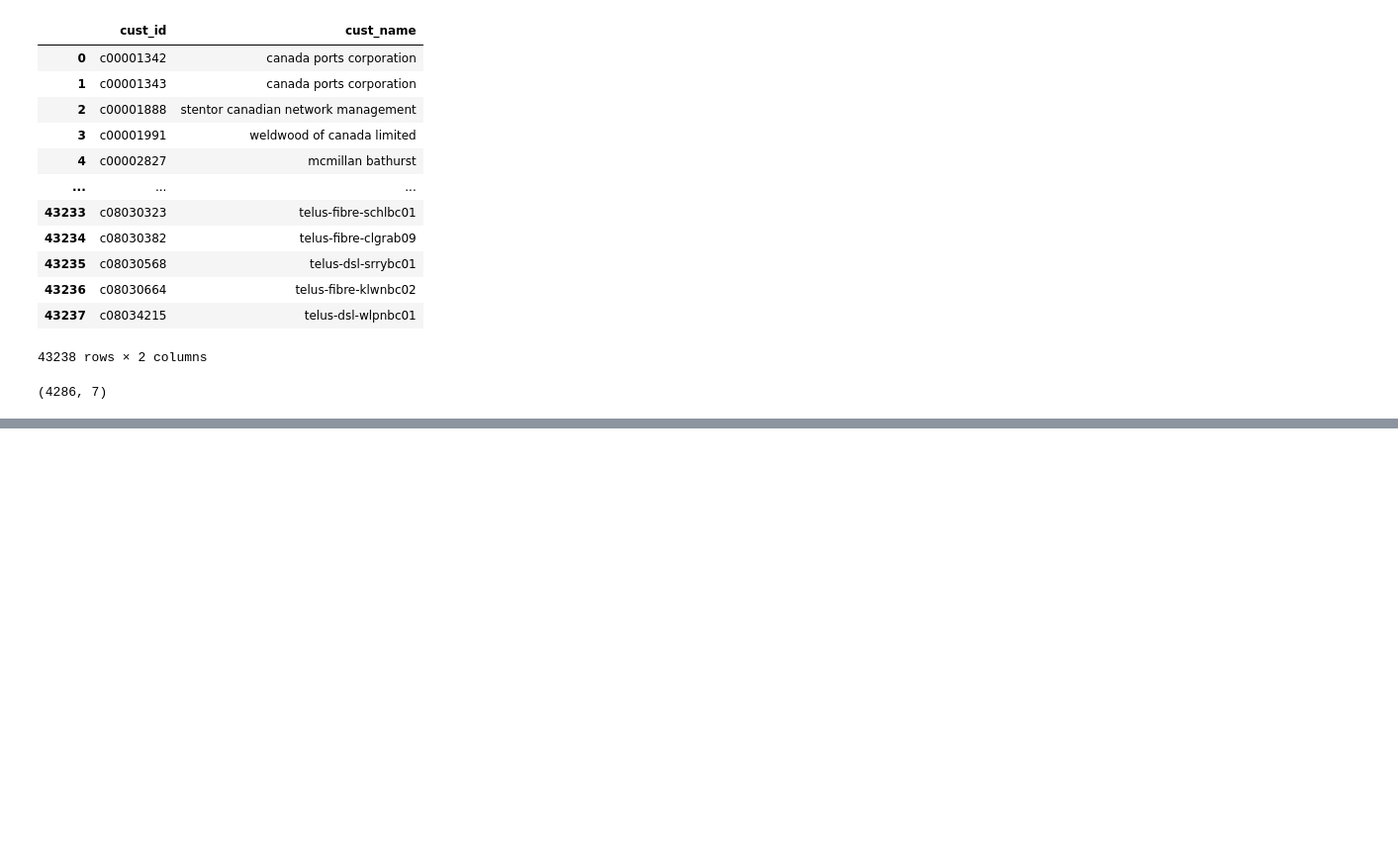
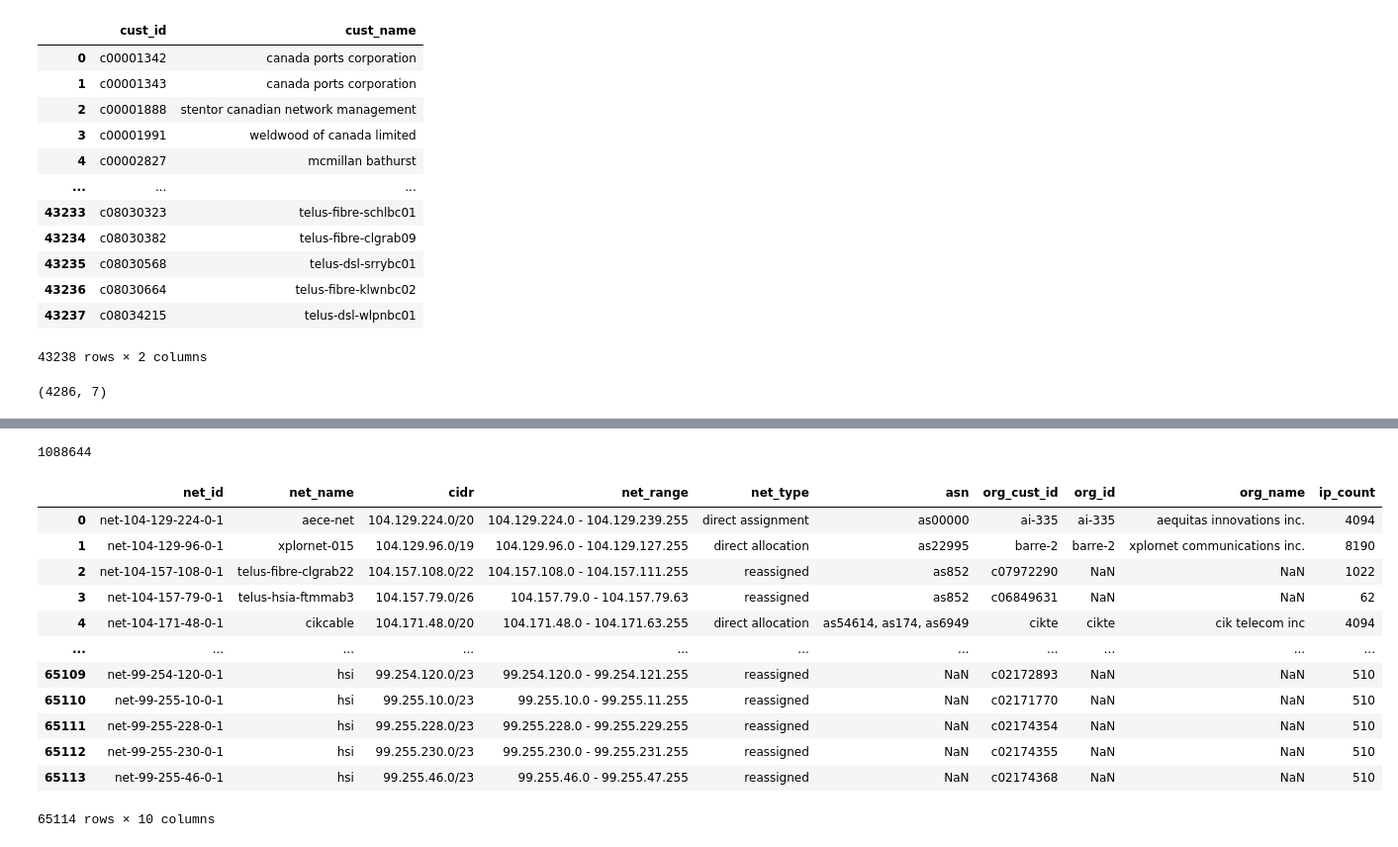
Before and after one commit to FelixQLe/Mastering-MySQL-Practice, a Jupyter notebook: Assessment.ipynb, the cells around one changed output, grey strips where cells are left out. Shown: that part at 99% size. Cells and saved outputs as stored; diff of their text form; code cells hidden in the pictures; blank space fills up the shorter version.

```diff
--- a/Assessment.ipynb
+++ b/Assessment.ipynb
@@ -156,10 +156,10 @@ df_org = pd.read_csv('./arin_data_sets/arin_org.tsv', sep='\t', encoding='latin1
 df_cust = pd.read_csv('./arin_data_sets/arin_cust.tsv', sep='\t', encoding='latin1')
 
 #drop dulicate and update new values when there is duplicate in net_id and cidr
-drop_netid_dup_df = df_net.drop_duplicates(subset=['net_id'], keep='last')
-drop_cidr_dup_df = df_net.drop_duplicates(subset=['cidr'], keep='last')
+df_net = df_net.drop_duplicates(subset=['net_id'], keep='last')
+df_net = df_net.drop_duplicates(subset=['cidr'], keep='last')
 
 #drop duplicate org_id
-drop_dup_org_df = df_org.drop_duplicates(subset=['org_id'], keep='last')
+df_org = df_org.drop_duplicates(subset=['org_id'], keep='last')
 #drop duplicate cust_id
-drop_dup_cust_df = df_cust.drop_duplicates(subset=['cust_id'], keep='last')
+df_cust = df_cust.drop_duplicates(subset=['cust_id'], keep='last')
@@ -244,0 +253,29 @@ net_org_df = pd.merge(df_net, df_org, how='left', left_on='org_cust_id', right_o
+# %%
+#Count total number of IPs for the following organization name "bell dsl internet ontario"
+#Hint: The following link describes how to convert CIDR to IP count. https://ramprasadtech.com/networking-basics-bits-subnets-network-masks/
+
+# Function to convert CIDR to IP count
+def cidr_to_ip_count(cidr):
+    return 2**(32-int(cidr.split('/')[1])) - 2
+
+
+net_org_df['ip_count'] = net_org_df['cidr'].apply(cidr_to_ip_count)
+net_org_df[net_org_df['org_name'] == 'bell dsl internet ontario']['ip_count'].sum()
+# %% [output]
+1088644
+# %%
+net_org_df
+# %% [output]
+|  | net_id | net_name | cidr | net_range | net_type | asn | org_cust_id | org_id | org_name | ip_count |
+| 0 | net-104-129-224-0-1 | aece-net | 104.129.224.0/20 | 104.129.224.0 - 104.129.239.255 | direct assignment | as00000 | ai-335 | ai-335 | aequitas innovations inc. | 4094 |
+| 1 | net-104-129-96-0-1 | xplornet-015 | 104.129.96.0/19 | 104.129.96.0 - 104.129.127.255 | direct allocation | as22995 | barre-2 | barre-2 | xplornet communications inc. | 8190 |
+| 2 | net-104-157-108-0-1 | telus-fibre-clgrab22 | 104.157.108.0/22 | 104.157.108.0 - 104.157.111.255 | reassigned | as852 | c07972290 | NaN | NaN | 1022 |
+| 3 | net-104-157-79-0-1 | telus-hsia-ftmmab3 | 104.157.79.0/26 | 104.157.79.0 - 104.157.79.63 | reassigned | as852 | c06849631 | NaN | NaN | 62 |
+| 4 | net-104-171-48-0-1 | cikcable | 104.171.48.0/20 | 104.171.48.0 - 104.171.63.255 | direct allocation | as54614, as174, as6949 | cikte | cikte | cik telecom inc | 4094 |
+| ... | ... | ... | ... | ... | ... | ... | ... | ... | ... | ... |
+| 65109 | net-99-254-120-0-1 | hsi | 99.254.120.0/23 | 99.254.120.0 - 99.254.121.255 | reassigned | NaN | c02172893 | NaN | NaN | 510 |
+| 65110 | net-99-255-10-0-1 | hsi | 99.255.10.0/23 | 99.255.10.0 - 99.255.11.255 | reassigned | NaN | c02171770 | NaN | NaN | 510 |
+| 65111 | net-99-255-228-0-1 | hsi | 99.255.228.0/23 | 99.255.228.0 - 99.255.229.255 | reassigned | NaN | c02174354 | NaN | NaN | 510 |
+| 65112 | net-99-255-230-0-1 | hsi | 99.255.230.0/23 | 99.255.230.0 - 99.255.231.255 | reassigned | NaN | c02174355 | NaN | NaN | 510 |
+| 65113 | net-99-255-46-0-1 | hsi | 99.255.46.0/23 | 99.255.46.0 - 99.255.47.255 | reassigned | NaN | c02174368 | NaN | NaN | 510 |
+65114 rows × 10 columns
```
Also changed, not shown: parts of 10 cells of this notebook.
